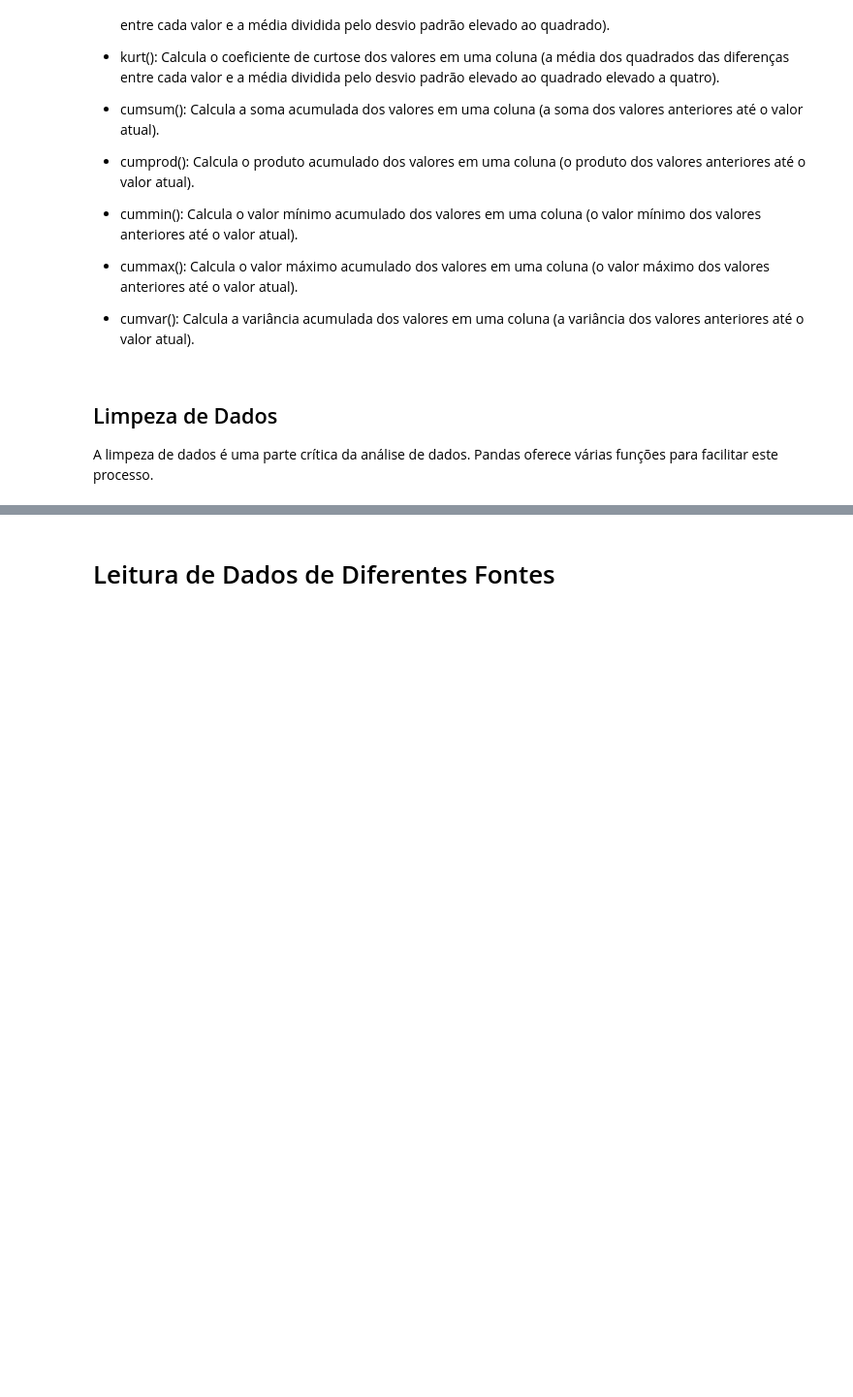
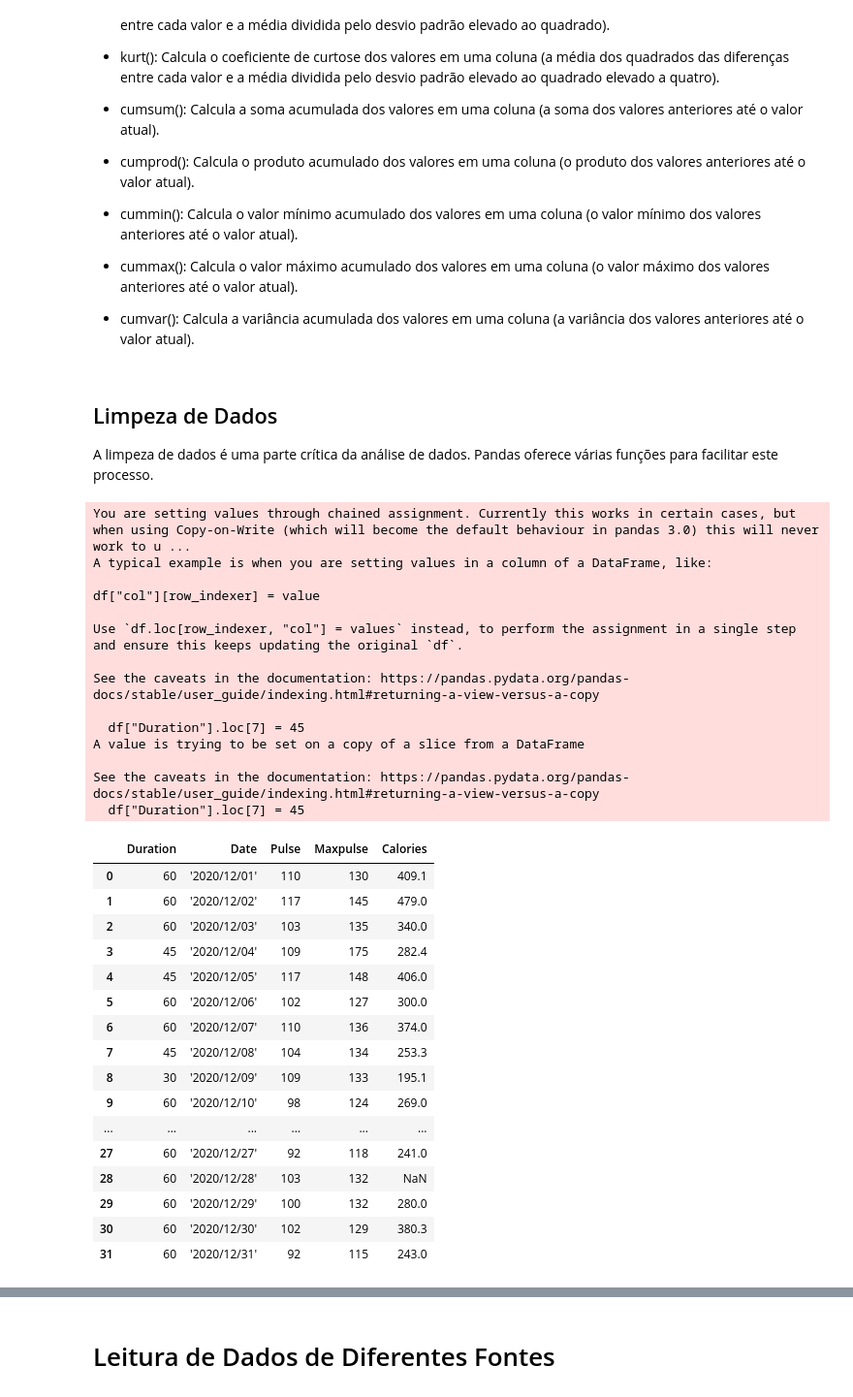
Before and after one commit to dacioms/DacioPythonDados, a Jupyter notebook: Aula3PandasIntro.ipynb, the cells around one changed output, grey strips where cells are left out. Shown at 97% size. Cells and saved outputs as stored; diff of their text form; code cells hidden in the pictures; blank space fills up the shorter version.

```diff
--- a/Aula3PandasIntro.ipynb
+++ b/Aula3PandasIntro.ipynb
@@ -199,16 +297,52 @@ df.describe()
 
 A limpeza de dados é uma parte crítica da análise de dados. Pandas oferece várias funções para facilitar este processo.
 # %%
-print(df)
+df = pd.read_csv('dados/dataSujo.csv')
+# print(df)
 # Removendo linhas com valores ausentes
-df_limpo = df.dropna()
+df_limpo = df.dropna(subset=['Calories'])
+
 
 # Preenchendo valores ausentes com zero
-df_preenchido = df.fillna(0)
+df_preenchido = df.fillna('deuRuim')
 
 # Removendo duplicatas
 df_unico = df.drop_duplicates()
 
 df_limpo, df_preenchido, df_unico
+df["Duration"].loc[7] = 45
+df
+# %% [output]
+You are setting values through chained assignment. Currently this works in certain cases, but when using Copy-on-Write (which will become the default behaviour in pandas 3.0) this will never work to u ...
+A typical example is when you are setting values in a column of a DataFrame, like:
+
+df["col"][row_indexer] = value
+
+Use `df.loc[row_indexer, "col"] = values` instead, to perform the assignment in a single step and ensure this keeps updating the original `df`.
+
+See the caveats in the documentation: https://pandas.pydata.org/pandas-docs/stable/user_guide/indexing.html#returning-a-view-versus-a-copy
+
+  df["Duration"].loc[7] = 45
+A value is trying to be set on a copy of a slice from a DataFrame
+
+See the caveats in the documentation: https://pandas.pydata.org/pandas-docs/stable/user_guide/indexing.html#returning-a-view-versus-a-copy
+  df["Duration"].loc[7] = 45
+|  | Duration | Date | Pulse | Maxpulse | Calories |
+| 0 | 60 | '2020/12/01' | 110 | 130 | 409.1 |
+| 1 | 60 | '2020/12/02' | 117 | 145 | 479.0 |
+| 2 | 60 | '2020/12/03' | 103 | 135 | 340.0 |
+| 3 | 45 | '2020/12/04' | 109 | 175 | 282.4 |
+| 4 | 45 | '2020/12/05' | 117 | 148 | 406.0 |
+| 5 | 60 | '2020/12/06' | 102 | 127 | 300.0 |
+| 6 | 60 | '2020/12/07' | 110 | 136 | 374.0 |
+| 7 | 45 | '2020/12/08' | 104 | 134 | 253.3 |
+| 8 | 30 | '2020/12/09' | 109 | 133 | 195.1 |
+| 9 | 60 | '2020/12/10' | 98 | 124 | 269.0 |
+| ... | ... | ... | ... | ... | ... |
+| 27 | 60 | '2020/12/27' | 92 | 118 | 241.0 |
+| 28 | 60 | '2020/12/28' | 103 | 132 | NaN |
+| 29 | 60 | '2020/12/29' | 100 | 132 | 280.0 |
+| 30 | 60 | '2020/12/30' | 102 | 129 | 380.3 |
+| 31 | 60 | '2020/12/31' | 92 | 115 | 243.0 |
 # %%
 print(pd.options.display.max_rows)
```
Also changed, not shown: parts of 11 cells of this notebook, 2 other files.
